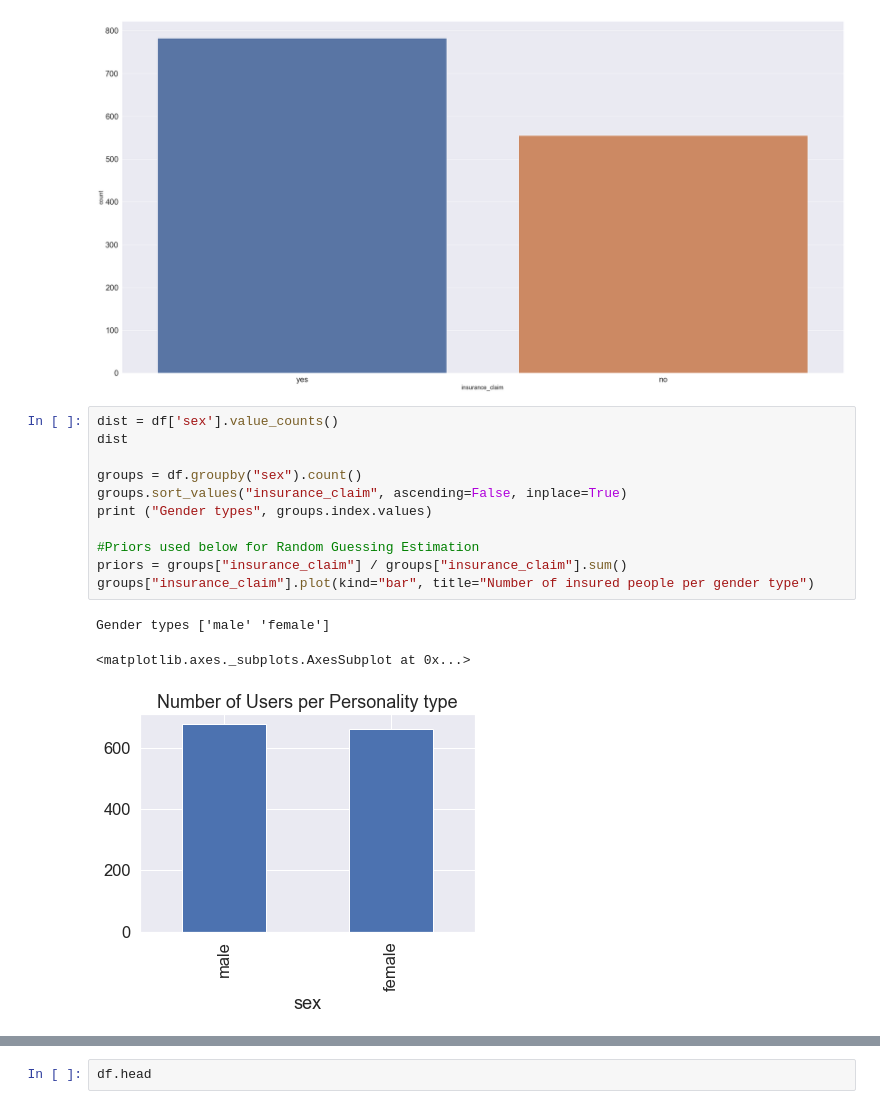
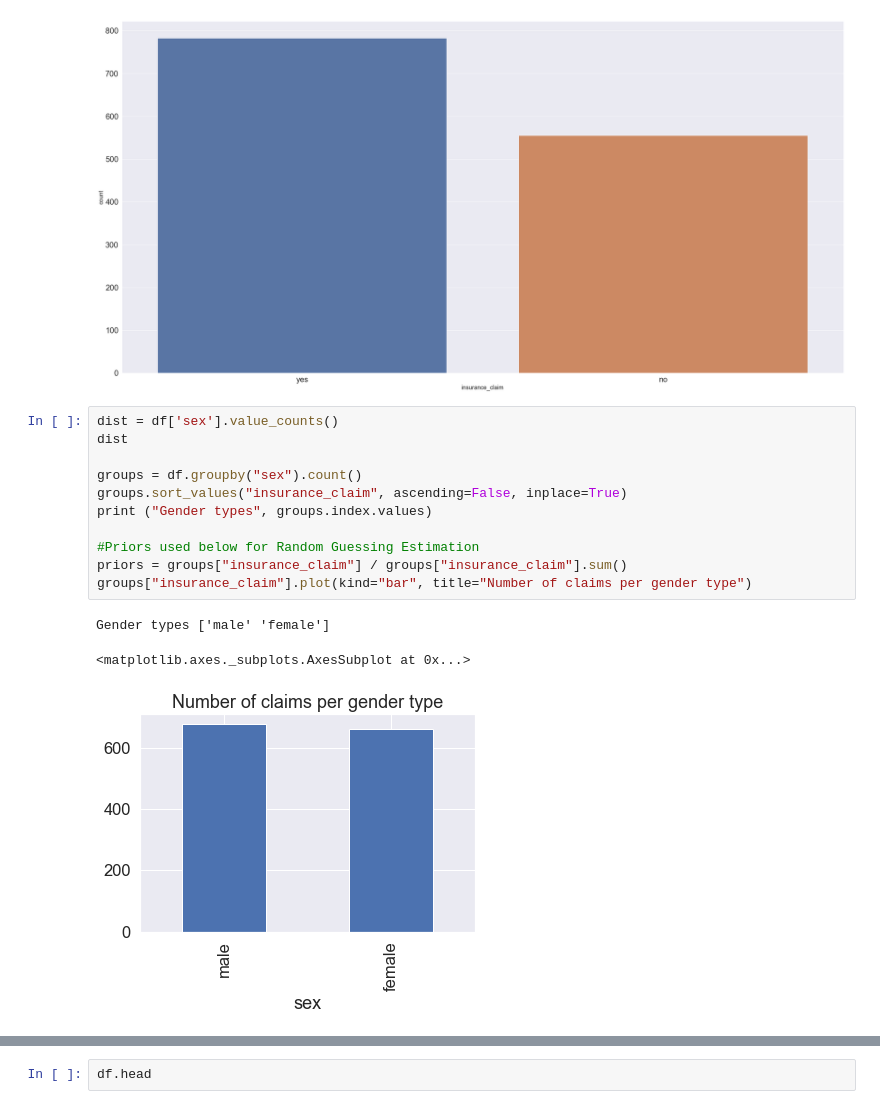
Before and after one commit to AndileMasi/AlphaCode-EXPLORE, a Jupyter notebook: Submissions/Classification Model/10X Classification Predict.ipynb, the cells around one changed output, grey strips where cells are left out. Saved outputs shown, nothing was run; the diff lists cells and outputs as text.

```diff
--- a/Submissions/Classification Model/10X Classification Predict.ipynb
+++ b/Submissions/Classification Model/10X Classification Predict.ipynb
@@ -251,18 +251,18 @@ print(df.head())
 # %%
 dist = df['sex'].value_counts()
 dist
 
 groups = df.groupby("sex").count()
 groups.sort_values("insurance_claim", ascending=False, inplace=True)
 print ("Gender types", groups.index.values)
 
 #Priors used below for Random Guessing Estimation
 priors = groups["insurance_claim"] / groups["insurance_claim"].sum()
-groups["insurance_claim"].plot(kind="bar", title="Number of insured people per gender type")
+groups["insurance_claim"].plot(kind="bar", title="Number of claims per gender type")
 # %% [output]
 Gender types ['male' 'female']
 <matplotlib.axes._subplots.AxesSubplot at 0x...>
-[figure, old version]
+[figure, new version]
 # %%
 dist = df['region'].value_counts()
 dist
```
Also changed, not shown: parts of 4 cells of this notebook.
